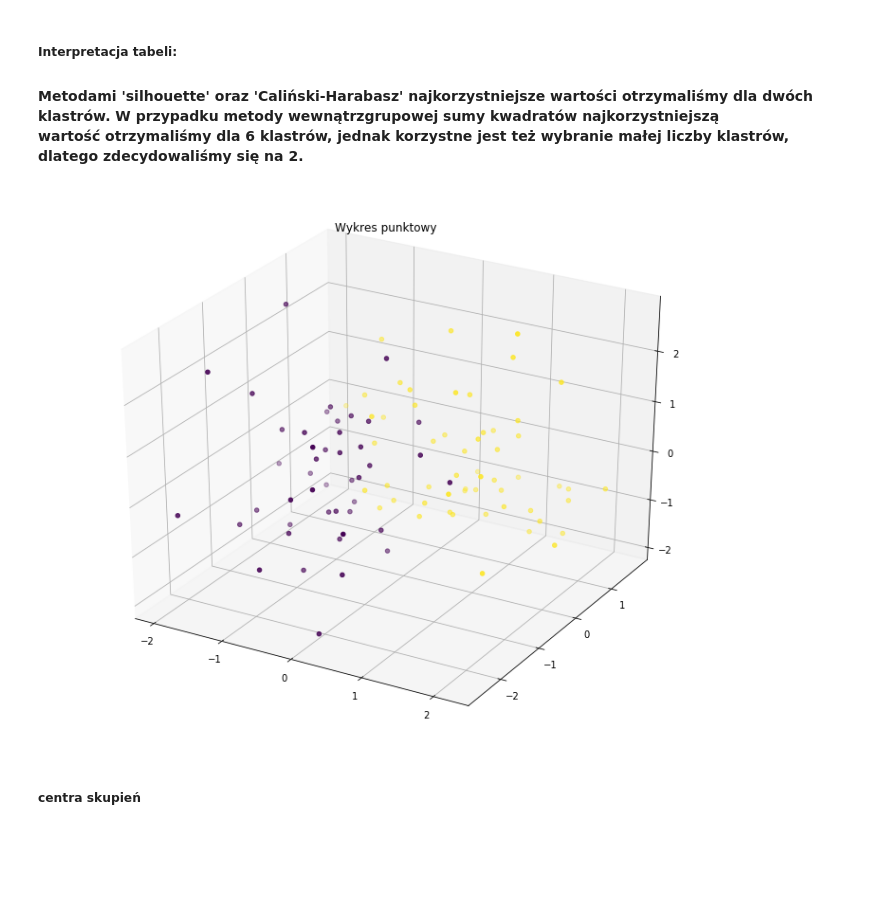
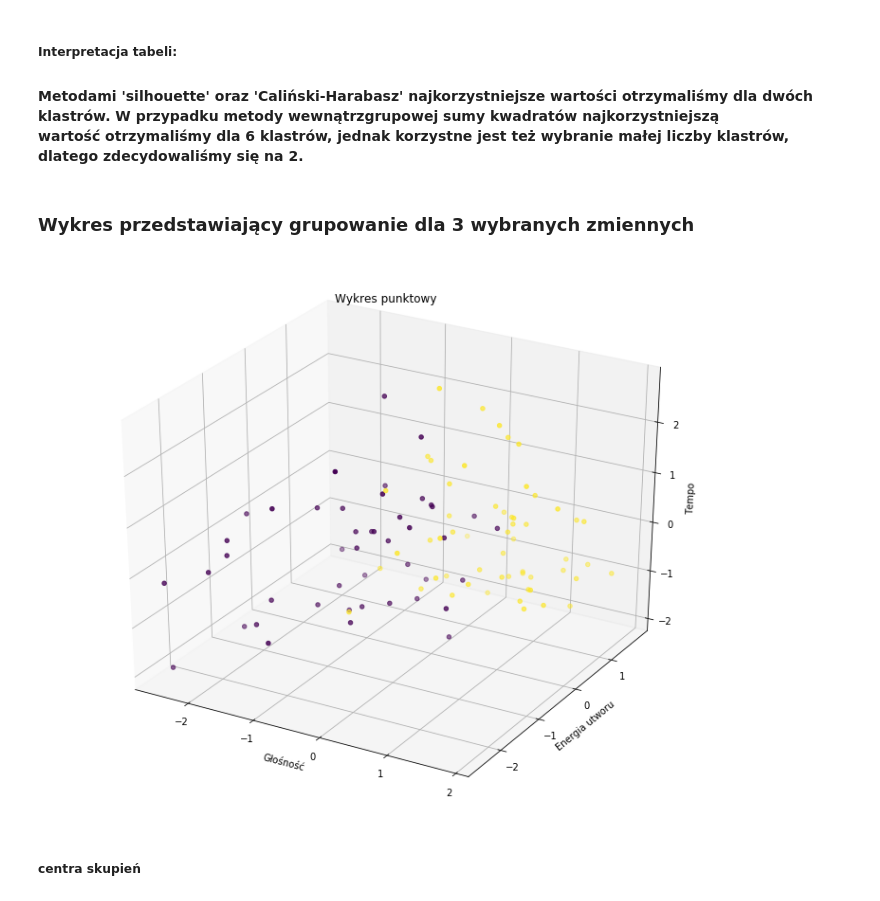
Before and after one commit to Julitt/Projekt-SAD, a Jupyter notebook: Projekt-spotify.ipynb, the cells around one changed output. Cells and saved outputs as stored; diff of their text form; code cells hidden in the pictures; blank space fills up the shorter version.

```diff
--- a/Projekt-spotify.ipynb
+++ b/Projekt-spotify.ipynb
@@ -253,20 +257,25 @@ pd.DataFrame(np.array([[3, silhouette_3, inertia_3, calinski_harabaz_3], [6, sil
 # %% [markdown]
 ##### Interpretacja tabeli:
 #### Metodami 'silhouette' oraz 'Caliński-Harabasz' najkorzystniejsze wartości otrzymaliśmy dla dwóch klastrów. W przypadku metody  wewnątrzgrupowej sumy kwadratów najkorzystniejszą wartość otrzymaliśmy dla 6 klastrów, jednak korzystne jest też wybranie małej liczby klastrów, dlatego zdecydowaliśmy się na 2.
+# %% [markdown]
+### Wykres przedstawiający grupowanie dla 3 wybranych zmiennych
 # %%
 fig = plt.figure(figsize=(10,8))
 ax = Axes3D(fig)
 
 ax.scatter(
-    data['valence'],
+    data['loudness'],
     data['energy'],
     data['tempo'],
     c=kmeans_2.labels_
 )
+ax.set_xlabel('Głośność')
+ax.set_ylabel('Energia utworu')
+ax.set_zlabel('Tempo')
 plt.title('Wykres punktowy')
 plt.show()
 # %% [output]
-[figure, old version]
+[figure, new version]
 # %% [markdown]
 ##### centra skupień
 # %%
```
Also changed, not shown: parts of 40 cells of this notebook.
